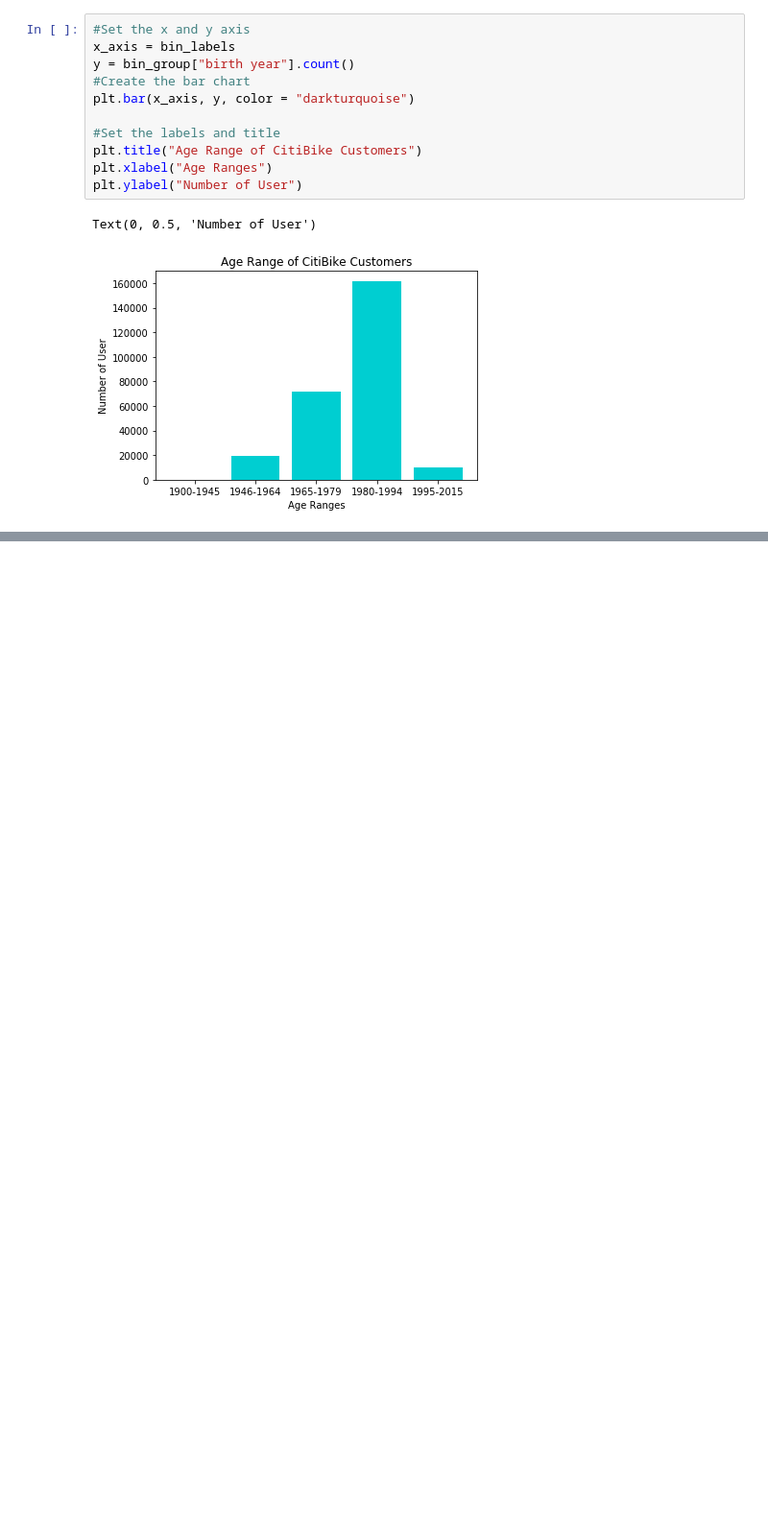
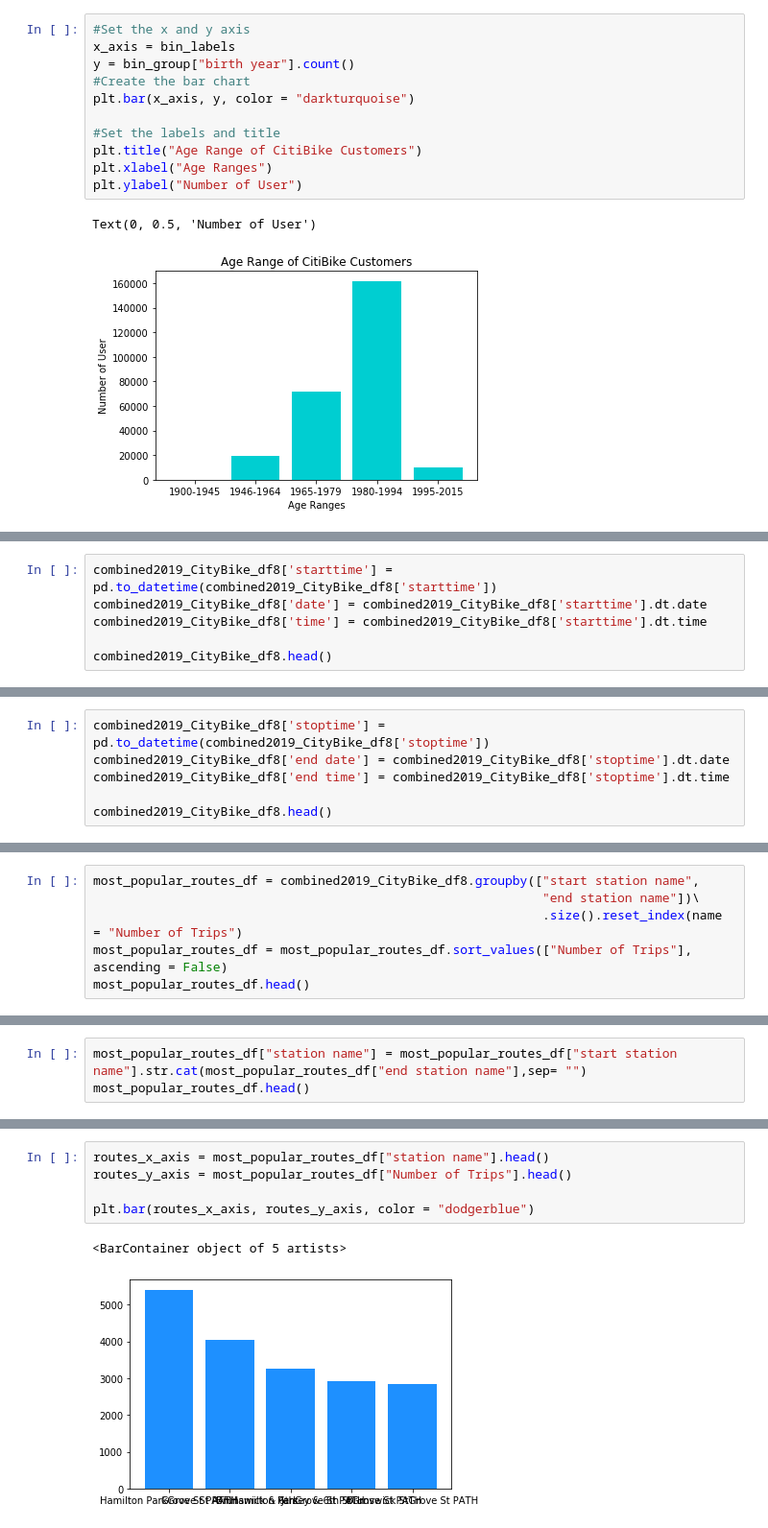
Before and after one commit to tnatoli29/Project_1, a Jupyter notebook: CitiBike/CitiBike 2019 Merge Data.ipynb, the cells around one changed output, grey strips where cells are left out. Shown at 96% size. Saved outputs shown, nothing was run; the diff lists cells and outputs as text; blank space fills up the shorter version.

```diff
--- a/CitiBike/CitiBike 2019 Merge Data.ipynb
+++ b/CitiBike/CitiBike 2019 Merge Data.ipynb
@@ -115,0 +202,6 @@ Text(0, 0.5, 'Number of User')
+# %%
+combined2019_CityBike_df8['starttime'] = pd.to_datetime(combined2019_CityBike_df8['starttime'])
+combined2019_CityBike_df8['date'] = combined2019_CityBike_df8['starttime'].dt.date
+combined2019_CityBike_df8['time'] = combined2019_CityBike_df8['starttime'].dt.time
+
+combined2019_CityBike_df8.head()
@@ -115,0 +215,6 @@ Text(0, 0.5, 'Number of User')
+# %%
+combined2019_CityBike_df8['stoptime'] = pd.to_datetime(combined2019_CityBike_df8['stoptime'])
+combined2019_CityBike_df8['end date'] = combined2019_CityBike_df8['stoptime'].dt.date
+combined2019_CityBike_df8['end time'] = combined2019_CityBike_df8['stoptime'].dt.time
+
+combined2019_CityBike_df8.head()
@@ -115,0 +245,6 @@ Text(0, 0.5, 'Number of User')
+# %%
+most_popular_routes_df = combined2019_CityBike_df8.groupby(["start station name",
+                                                            "end station name"])\
+                                                            .size().reset_index(name = "Number of Trips")
+most_popular_routes_df = most_popular_routes_df.sort_values(["Number of Trips"], ascending = False)
+most_popular_routes_df.head()
@@ -115,0 +258,3 @@ Text(0, 0.5, 'Number of User')
+# %%
+most_popular_routes_df["station name"] = most_popular_routes_df["start station name"].str.cat(most_popular_routes_df["end station name"],sep= "")
+most_popular_routes_df.head()
@@ -115,0 +268,8 @@ Text(0, 0.5, 'Number of User')
+# %%
+routes_x_axis = most_popular_routes_df["station name"].head()
+routes_y_axis = most_popular_routes_df["Number of Trips"].head()
+
+plt.bar(routes_x_axis, routes_y_axis, color = "dodgerblue")
+# %% [output]
+<BarContainer object of 5 artists>
+[figure, added]
```
Also changed, not shown: parts of 13 cells of this notebook.
